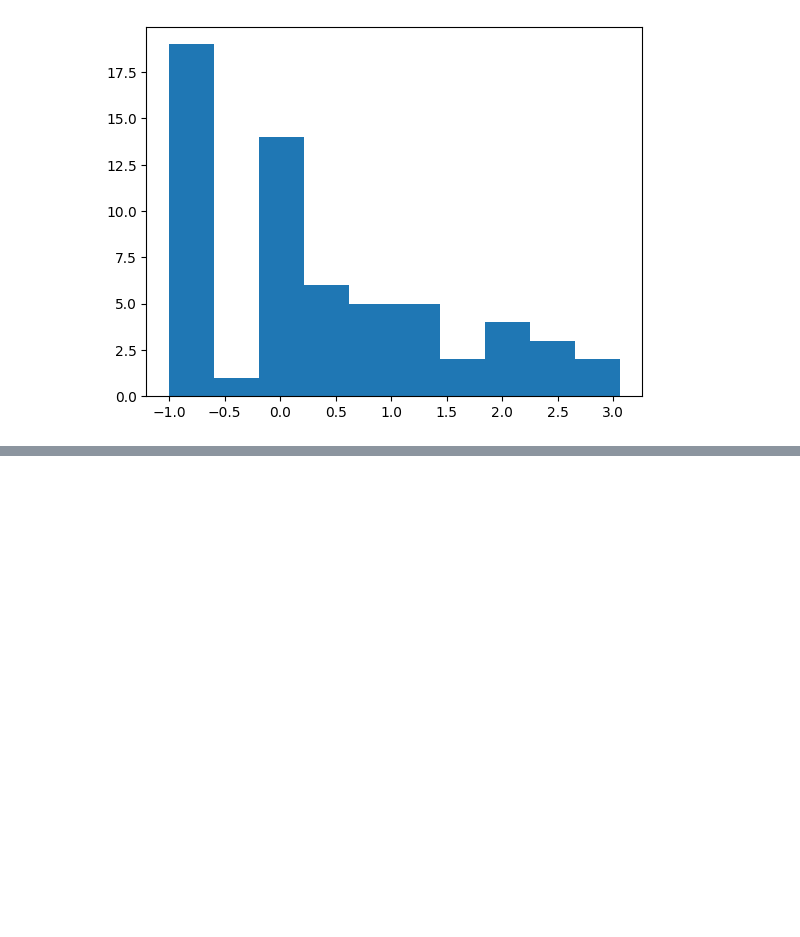
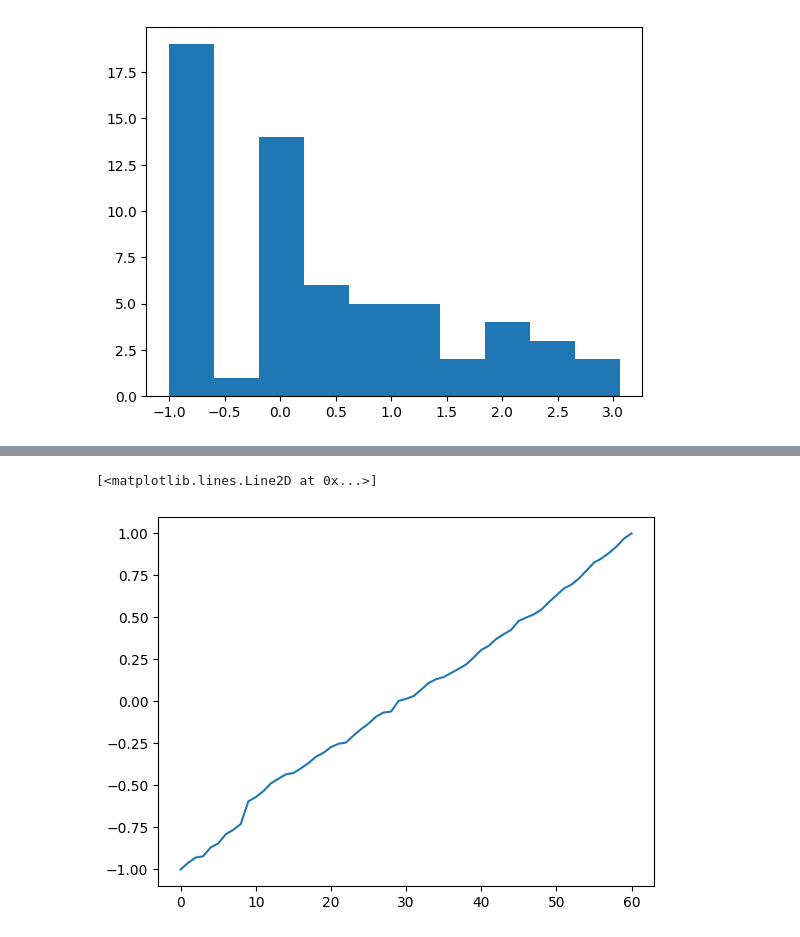
Before and after one commit to Anjum48/icecube-neutrinos-in-deep-ice, a Jupyter notebook: notebooks/distance_from_previous_pulse.ipynb, the cells around one changed output, grey strips where cells are left out. Drawn from its saved outputs; the diff is of its cells as text; code cells hidden in the pictures; blank space fills up the shorter version.

```diff
--- a/notebooks/distance_from_previous_pulse.ipynb
+++ b/notebooks/distance_from_previous_pulse.ipynb
@@ -159,0 +186,7 @@ plt.hist(norm_dists)
+# %%
+charge = data.x[:, 4]
+cum_charge = torch.cumsum(10 ** (3 * charge), 0)
+
+
+charge_norm = 2 * (cum_charge - cum_charge.min()) / (cum_charge.max() - cum_charge.min()) - 1
+charge_norm
@@ -159,0 +218,5 @@ plt.hist(norm_dists)
+# %%
+plt.plot(charge_norm.numpy())
+# %% [output]
+[<matplotlib.lines.Line2D at 0x...>]
+[figure, added]
```
Also changed, not shown: parts of 6 cells of this notebook, 6 other files.
